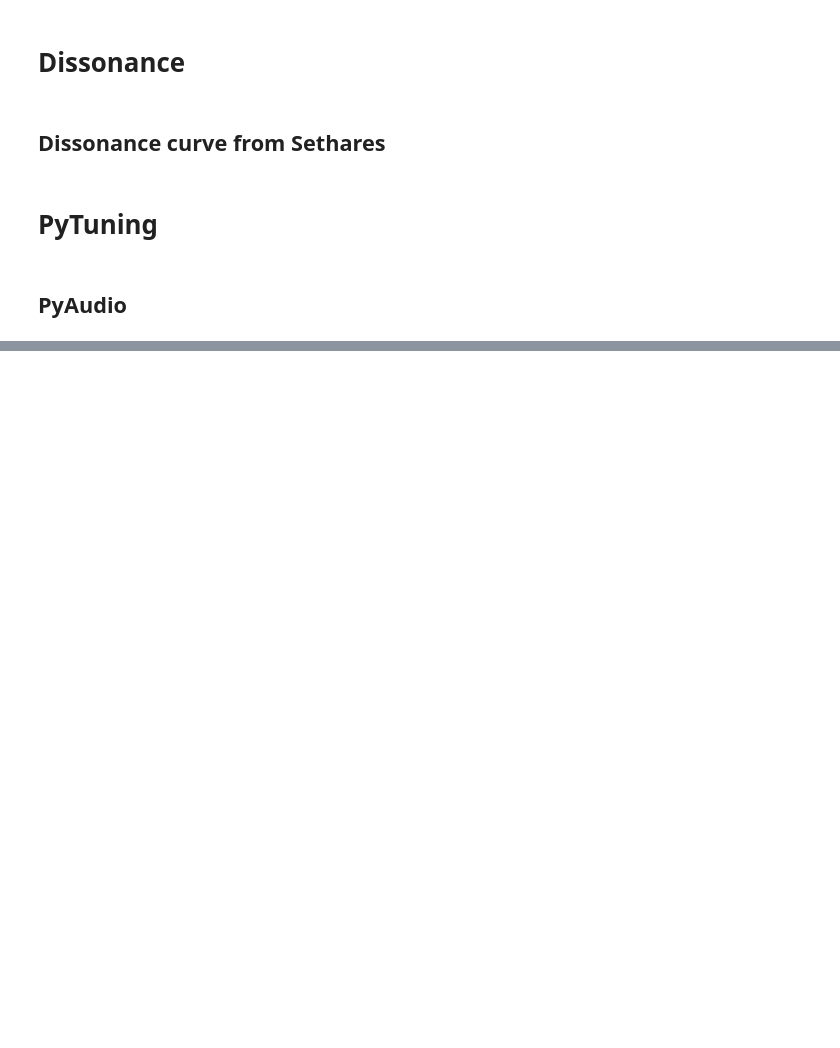
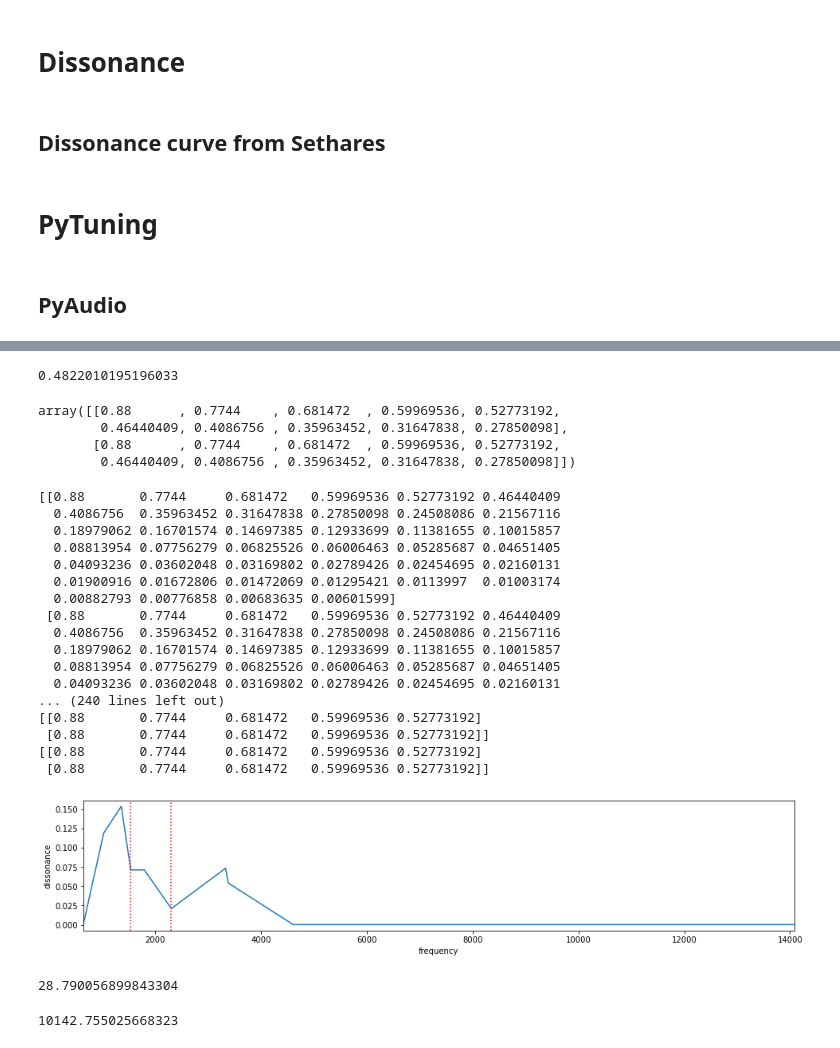
Before and after one commit to AntoineBellemare/CoCoBrainChannel, a Jupyter notebook: Python/BioTunings.ipynb, the cells around one changed output, grey strips where cells are left out. Saved outputs shown, nothing was run; the diff lists cells and outputs as text; code cells hidden in the pictures; blank space fills up the shorter version.

```diff
--- a/Python/BioTunings.ipynb
+++ b/Python/BioTunings.ipynb
@@ -1106,0 +1166,9 @@ for i in scale2play:
+# %%
+peaks = [2, 4, 9, 17, 32]
+peaks = np.array([p*1 for p in peaks])
+amps = np.array([0.8, 0.7, 0.6, 0.5, 0.4])
+
+d = dissonance(peaks, amps, model='sethares1993')
+d
+# %% [output]
+0.4822010195196033
@@ -1106,0 +1225,44 @@ for i in scale2play:
+# %%
+h_amps
+# %% [output]
+array([[0.88      , 0.7744    , 0.681472  , 0.59969536, 0.52773192,
+        0.46440409, 0.4086756 , 0.35963452, 0.31647838, 0.27850098],
+       [0.88      , 0.7744    , 0.681472  , 0.59969536, 0.52773192,
+        0.46440409, 0.4086756 , 0.35963452, 0.31647838, 0.27850098]])
+# %%
+peaks = [2.5, 4, 5.3, 6, 7, 9, 13, 13.2, 18, 20.3, 22, 24, 25, 26.5, 33, 55]
+peaks = [p*256 for p in peaks]
+freqs = peaks
+dis = dissonance_curve(freqs, 40)
+
+plot_dissonance_curve(freqs, dissonance_curve(freqs, n_partials=5, model='sethares1993'))
+# %% [output]
+[[0.88       0.7744     0.681472   0.59969536 0.52773192 0.46440409
+  0.4086756  0.35963452 0.31647838 0.27850098 0.24508086 0.21567116
+  0.18979062 0.16701574 0.14697385 0.12933699 0.11381655 0.10015857
+  0.08813954 0.07756279 0.06825526 0.06006463 0.05285687 0.04651405
+  0.04093236 0.03602048 0.03169802 0.02789426 0.02454695 0.02160131
+  0.01900916 0.01672806 0.01472069 0.01295421 0.0113997  0.01003174
+  0.00882793 0.00776858 0.00683635 0.00601599]
+ [0.88       0.7744     0.681472   0.59969536 0.52773192 0.46440409
+  0.4086756  0.35963452 0.31647838 0.27850098 0.24508086 0.21567116
+  0.18979062 0.16701574 0.14697385 0.12933699 0.11381655 0.10015857
+  0.08813954 0.07756279 0.06825526 0.06006463 0.05285687 0.04651405
+  0.04093236 0.03602048 0.03169802 0.02789426 0.02454695 0.02160131
+... (240 lines left out)
+[[0.88       0.7744     0.681472   0.59969536 0.52773192]
+ [0.88       0.7744     0.681472   0.59969536 0.52773192]]
+[[0.88       0.7744     0.681472   0.59969536 0.52773192]
+ [0.88       0.7744     0.681472   0.59969536 0.52773192]]
+[figure, added]
+# %%
+h_freqs, h_amps = D.harmonic_tone([2.5, 5.0, 10, 20, 30], n_partials=10)
+#print(h_freqs)
+d = D.dissonance(h_freqs, h_amps, model='sethares1993')
+d
+# %% [output]
+28.790056899843304
+# %%
+D.dissonance(ratios, ratios)
+# %% [output]
+10142.755025668323
```
Also changed, not shown: parts of 34 cells of this notebook, 4 other files.
